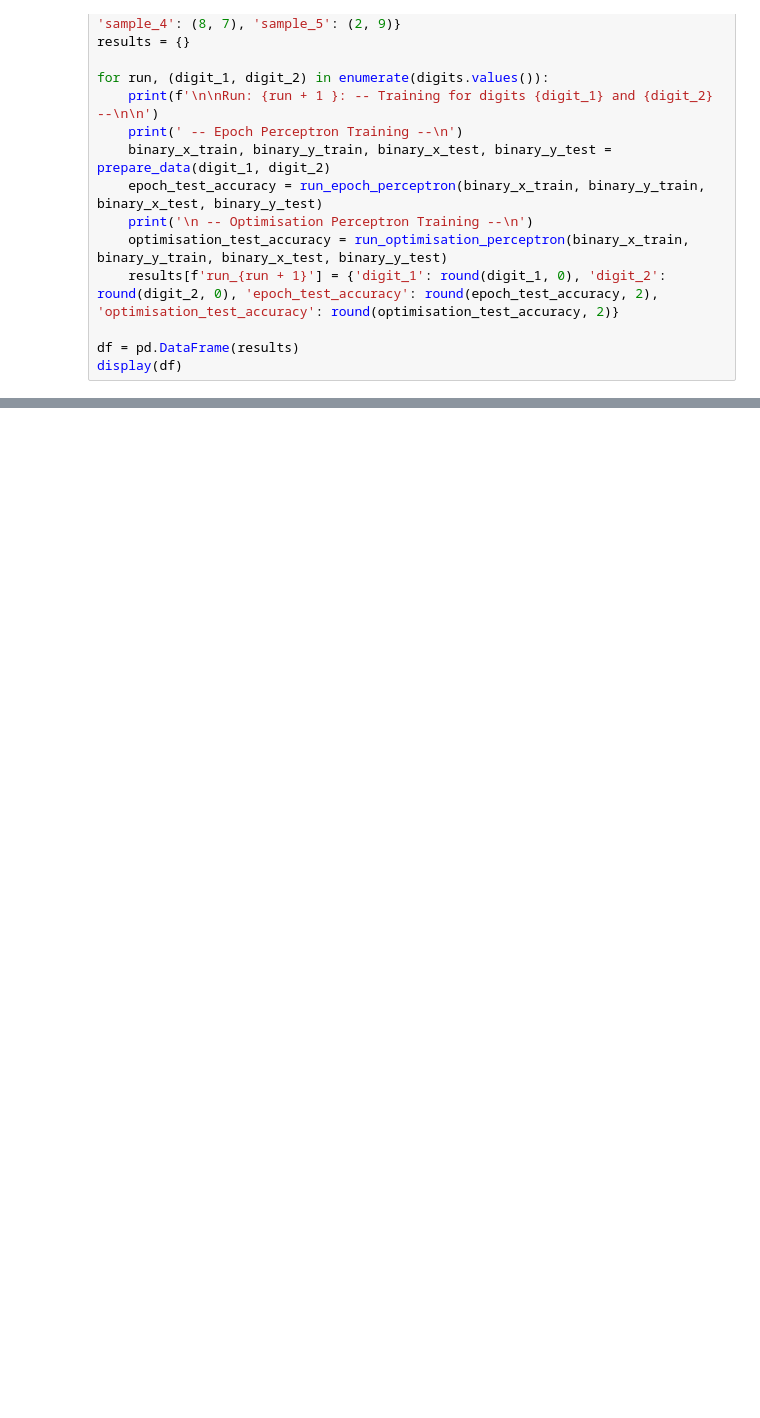
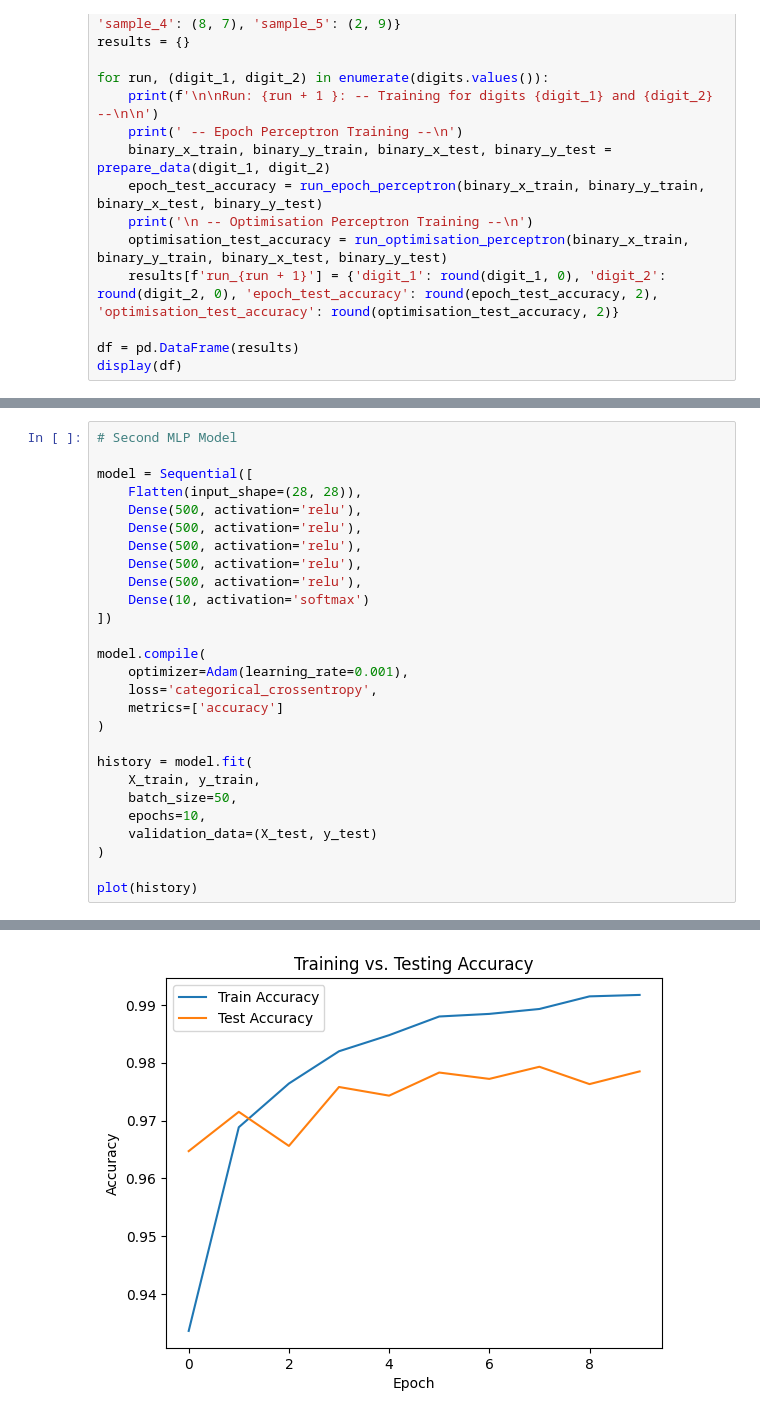
Before and after one commit to Leonjmroe/MSc-AI, a Jupyter notebook: Module 9 - Foundations of Machine Learning/Assignment 2/main.ipynb, the cells around one changed output, grey strips where cells are left out. Saved outputs shown, nothing was run; the diff lists cells and outputs as text; blank space fills up the shorter version.

```diff
--- a/Module 9 - Foundations of Machine Learning/Assignment 2/main.ipynb
+++ b/Module 9 - Foundations of Machine Learning/Assignment 2/main.ipynb
@@ -284,0 +389,28 @@ display(df)
+# %%
+# Second MLP Model
+
+model = Sequential([
+    Flatten(input_shape=(28, 28)),
+    Dense(500, activation='relu'),
+    Dense(500, activation='relu'),
+    Dense(500, activation='relu'),
+    Dense(500, activation='relu'),
+    Dense(500, activation='relu'),
+    Dense(10, activation='softmax')
+])
+
+model.compile(
+    optimizer=Adam(learning_rate=0.001),
+    loss='categorical_crossentropy',
+    metrics=['accuracy']
+)
+
+history = model.fit(
+    X_train, y_train,
+    batch_size=50,
+    epochs=10,
+    validation_data=(X_test, y_test)
+)
+
+plot(history)
+# %% [output]
@@ -284,0 +434 @@ display(df)
+[figure, added]
```
Also changed, not shown: parts of 17 cells of this notebook, 22 other files.
